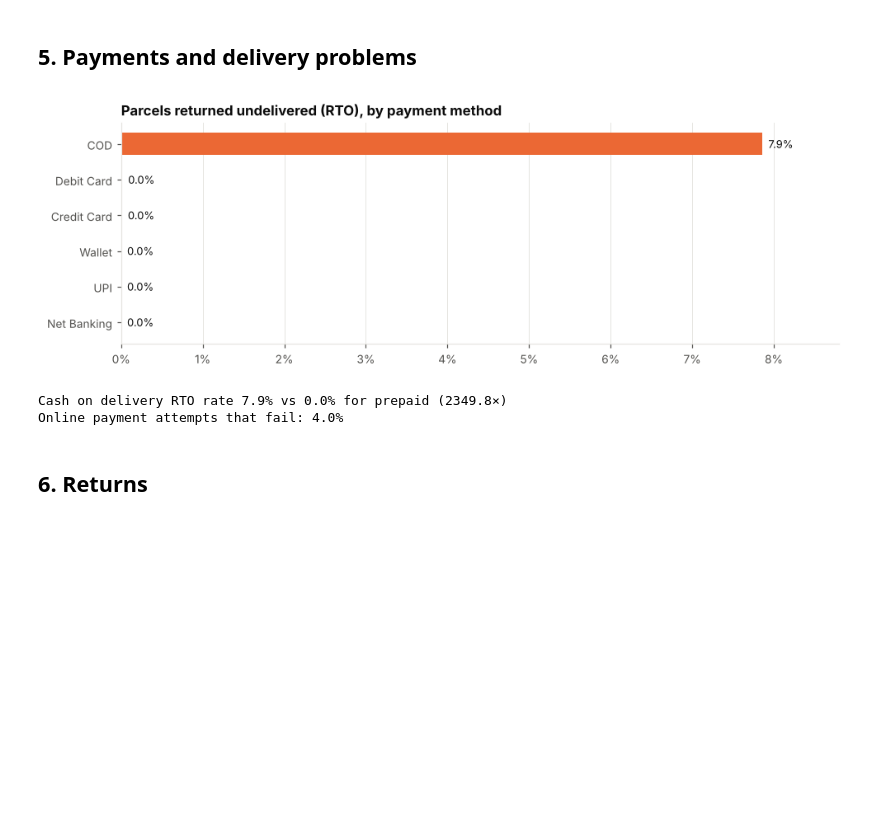
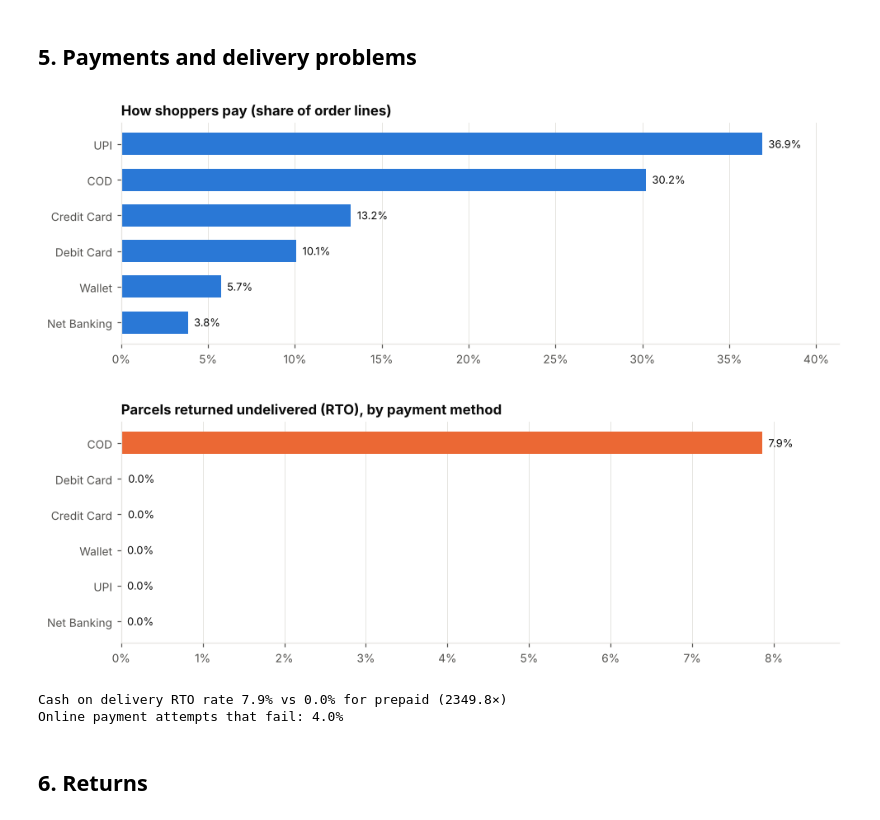
Before and after one commit to Meetpanchal58/pantree-commerce-platform, a Jupyter notebook: analysis/insights.ipynb, the cells around one changed output. Saved outputs shown, nothing was run; the diff lists cells and outputs as text; code cells hidden in the pictures; blank space fills up the shorter version.

Commit message:
analysis/: keep only insights.ipynb (re-run with jupyter execute); notebook shows the payment mix

```diff
--- a/analysis/insights.ipynb
+++ b/analysis/insights.ipynb
@@ -178,15 +178,18 @@ Cart → purchase: 45.0%
 # %% [markdown]
 ## 5. Payments and delivery problems
 # %%
+hbar(tx["payment_method"].value_counts(normalize=True), "How shoppers pay (share of order lines)", color=SERIES[0])
 rto = tx.groupby("payment_method")["order_status"].apply(lambda st: st.eq("Returned to Origin").mean())
 hbar(rto, "Parcels returned undelivered (RTO), by payment method", color=SERIES[1])
+# RTO is a cash-on-delivery problem: the buyer refuses the parcel at the door; prepaid buyers have already paid.
 cod = rto["COD"]; other = tx[tx.payment_method.ne("COD")]["order_status"].eq("Returned to Origin").mean()
 print(f"Cash on delivery RTO rate {cod:.1%} vs {other:.1%} for prepaid ({cod/other:.1f}×)")
 failed = cs.event_type.eq("payment_failed").sum() / max(cs.event_type.eq("payment_attempt").sum(), 1)
 print(f"Online payment attempts that fail: {failed:.1%}")
 SUMMARY.update(cod_rto=float(cod), prepaid_rto=float(other), payment_failure_rate=float(failed))
 # %% [output]
-[figure, old version]
+[figure, new version]
+[figure, added]
 Cash on delivery RTO rate 7.9% vs 0.0% for prepaid (2349.8×)
 Online payment attempts that fail: 4.0%
 # %% [markdown]
```
Also changed, not shown: parts of 2 cells of this notebook, 4 other files.
